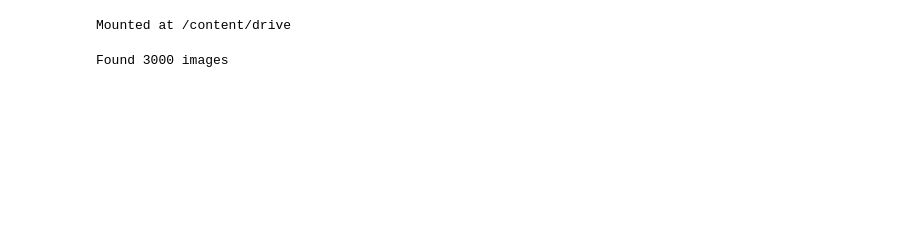
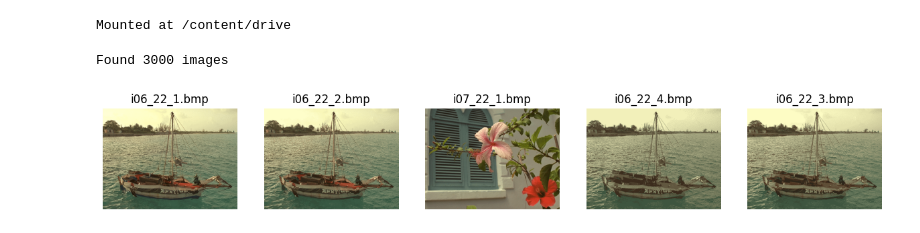
Before and after one commit to vestinabert/Image_Processing, a Jupyter notebook: Image_Quality_Assessment.ipynb, the cells around one changed output. Cells and saved outputs as stored; diff of their text form; code cells hidden in the pictures; blank space fills up the shorter version.

Commit message:
Displaying first five images

```diff
--- a/Image_Quality_Assessment.ipynb
+++ b/Image_Quality_Assessment.ipynb
@@ -17,3 +17,19 @@ image_files = [f for f in os.listdir(dataset_path) if f.endswith(('.bmp', '.BMP'
 print(f"Found {len(image_files)} images")
 # %% [output]
 Found 3000 images
+# %%
+# Displaying first five images
+fig, axes = plt.subplots(1, 5, figsize=(15, 5))
+
+for i, img_name in enumerate(image_files[:5]):
+    img_path = os.path.join(dataset_path, img_name)
+    img = cv2.imread(img_path)
+    img = cv2.cvtColor(img, cv2.COLOR_BGR2RGB)
+
+    axes[i].imshow(img)
+    axes[i].axis("off")
+    axes[i].set_title(img_name)
+
+plt.show()
+# %% [output]
+[figure, added]
```
